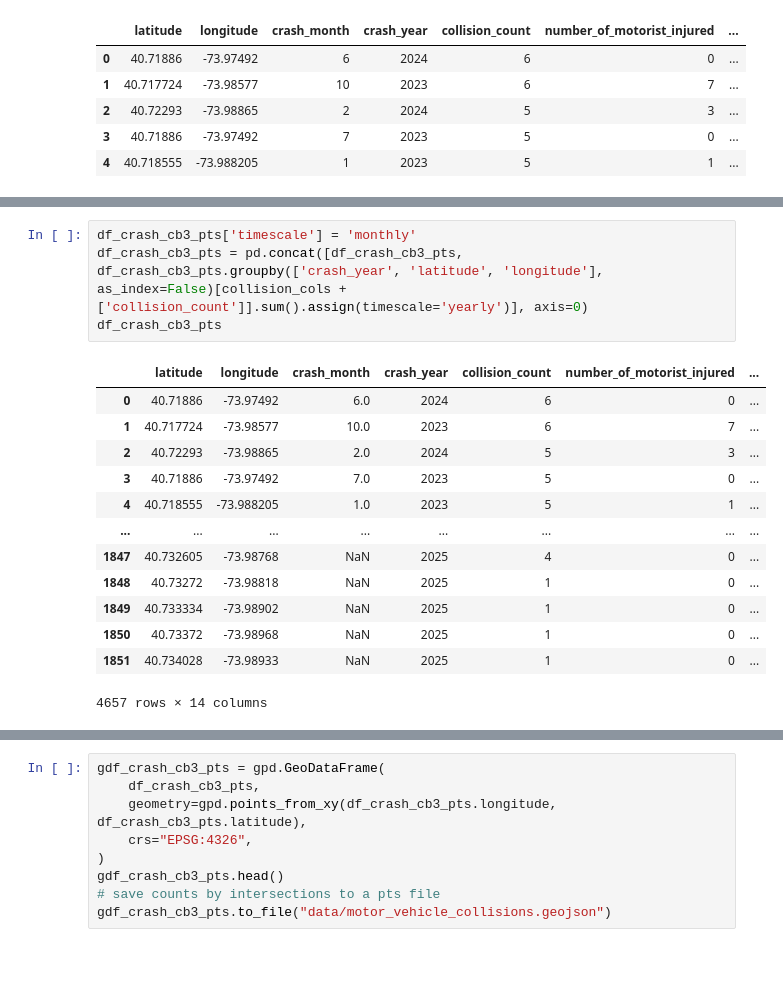
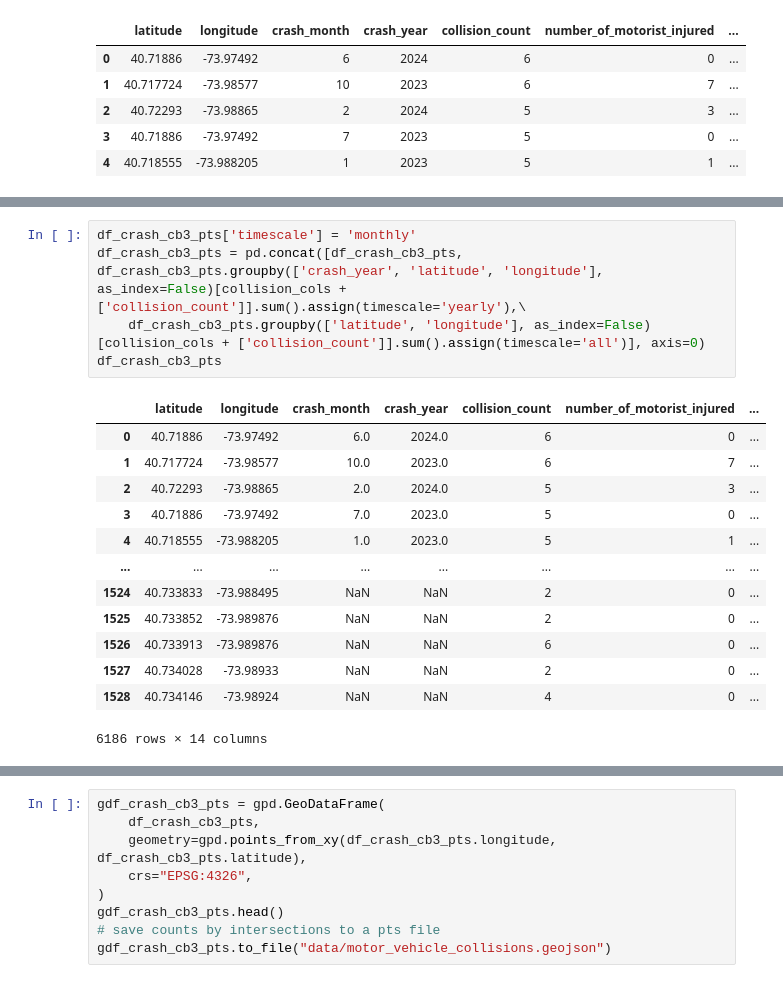
Before and after one commit to jennahgosciak/cb3-interactive, a Jupyter notebook: load_contextual_data.ipynb, the cells around one changed output, grey strips where cells are left out. Cells and saved outputs as stored; diff of their text form.

```diff
--- a/load_contextual_data.ipynb
+++ b/load_contextual_data.ipynb
@@ -247,18 +262,19 @@ df_crash_cb3_pts.head()
 # %%
 df_crash_cb3_pts['timescale'] = 'monthly'
-df_crash_cb3_pts = pd.concat([df_crash_cb3_pts, df_crash_cb3_pts.groupby(['crash_year', 'latitude', 'longitude'], as_index=False)[collision_cols + ['collision_count']].sum().assign(timescale='yearly')], axis=0)
+df_crash_cb3_pts = pd.concat([df_crash_cb3_pts, df_crash_cb3_pts.groupby(['crash_year', 'latitude', 'longitude'], as_index=False)[collision_cols + ['collision_count']].sum().assign(timescale='yearly'),\
+    df_crash_cb3_pts.groupby(['latitude', 'longitude'], as_index=False)[collision_cols + ['collision_count']].sum().assign(timescale='all')], axis=0)
 df_crash_cb3_pts
 # %% [output]
 |  | latitude | longitude | crash_month | crash_year | collision_count | number_of_motorist_injured | ... |
-| 0 | 40.71886 | -73.97492 | 6.0 | 2024 | 6 | 0 | ... |
-| 1 | 40.717724 | -73.98577 | 10.0 | 2023 | 6 | 7 | ... |
-| 2 | 40.72293 | -73.98865 | 2.0 | 2024 | 5 | 3 | ... |
-| 3 | 40.71886 | -73.97492 | 7.0 | 2023 | 5 | 0 | ... |
-| 4 | 40.718555 | -73.988205 | 1.0 | 2023 | 5 | 1 | ... |
+| 0 | 40.71886 | -73.97492 | 6.0 | 2024.0 | 6 | 0 | ... |
+| 1 | 40.717724 | -73.98577 | 10.0 | 2023.0 | 6 | 7 | ... |
+| 2 | 40.72293 | -73.98865 | 2.0 | 2024.0 | 5 | 3 | ... |
+| 3 | 40.71886 | -73.97492 | 7.0 | 2023.0 | 5 | 0 | ... |
+| 4 | 40.718555 | -73.988205 | 1.0 | 2023.0 | 5 | 1 | ... |
 | ... | ... | ... | ... | ... | ... | ... | ... |
-| 1847 | 40.732605 | -73.98768 | NaN | 2025 | 4 | 0 | ... |
-| 1848 | 40.73272 | -73.98818 | NaN | 2025 | 1 | 0 | ... |
-| 1849 | 40.733334 | -73.98902 | NaN | 2025 | 1 | 0 | ... |
-| 1850 | 40.73372 | -73.98968 | NaN | 2025 | 1 | 0 | ... |
-| 1851 | 40.734028 | -73.98933 | NaN | 2025 | 1 | 0 | ... |
+| 1524 | 40.733833 | -73.988495 | NaN | NaN | 2 | 0 | ... |
+| 1525 | 40.733852 | -73.989876 | NaN | NaN | 2 | 0 | ... |
+| 1526 | 40.733913 | -73.989876 | NaN | NaN | 6 | 0 | ... |
+| 1527 | 40.734028 | -73.98933 | NaN | NaN | 2 | 0 | ... |
+| 1528 | 40.734146 | -73.98924 | NaN | NaN | 4 | 0 | ... |
-4657 rows × 14 columns
+6186 rows × 14 columns
```
Also changed, not shown: parts of 4 cells of this notebook, 2 other files.
